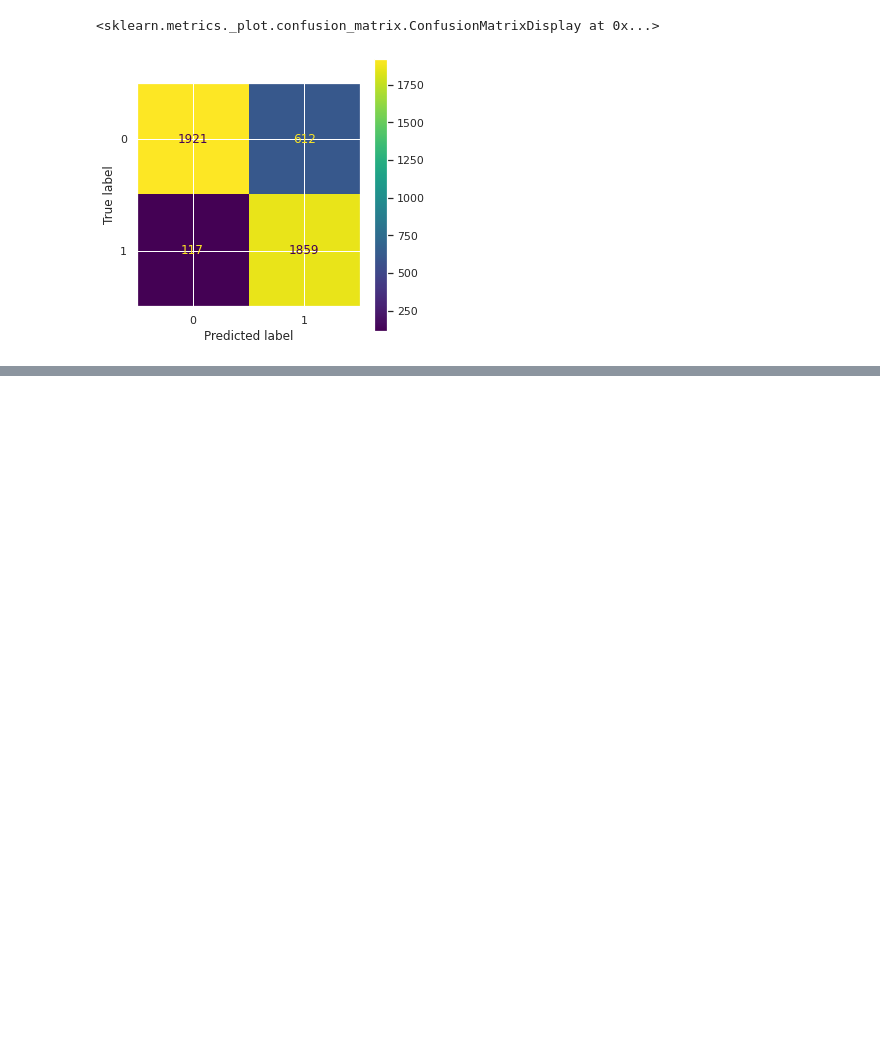
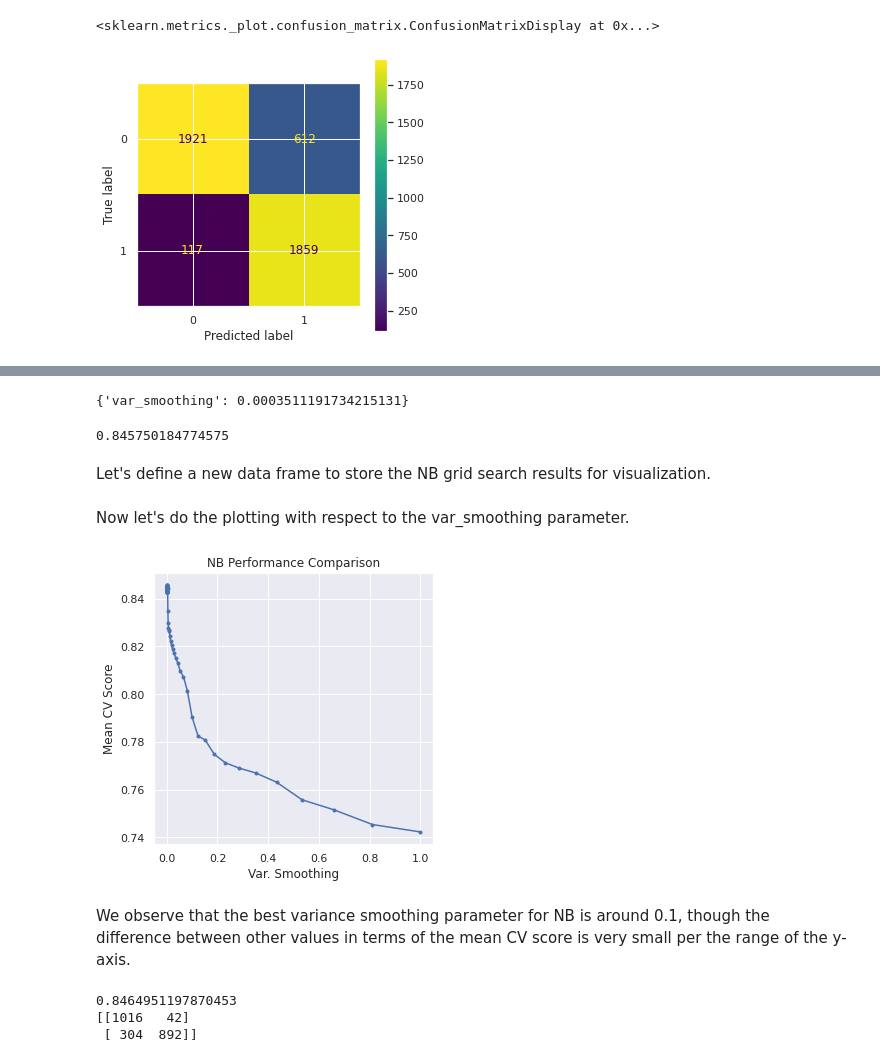
Before and after one commit to Abhineet94/Anamoly_detection, a Jupyter notebook: Anamoly_detection.ipynb, the cells around one changed output, grey strips where cells are left out. Cells and saved outputs as stored; diff of their text form; code cells hidden in the pictures; blank space fills up the shorter version.

```diff
--- a/Anamoly_detection.ipynb
+++ b/Anamoly_detection.ipynb
@@ -367,7 +427,7 @@ print(x_train1.shape,x_test1.shape,y_train1.shape,y_test1.shape)
 # %%
 # Complete the data separation.
 from sklearn.model_selection import train_test_split
-x_train2,x_test2,y_train2,y_test2=train_test_split(new_features,y,test_size=0.1,random_state=0)
+x_train2,x_test2,y_train2,y_test2=train_test_split(new_features,y,test_size=0.9,random_state=0)
 # %%
 print(x_train2.shape,x_test2.shape,y_train2.shape,y_test2.shape)
 # %% [output]
@@ -462,0 +558,2 @@ ConfusionMatrixDisplay.from_predictions(y_test1, y_test_pred)
+# %%
+gs_NB.fit(x_train2, y_train2)
@@ -462,0 +575,25 @@ ConfusionMatrixDisplay.from_predictions(y_test1, y_test_pred)
+# %%
+gs_NB.best_params_
+# %% [output]
+{'var_smoothing': 0.0003511191734215131}
+# %%
+gs_NB.best_score_
+# %% [output]
+0.845750184774575
+# %% [markdown]
+Let's define a new data frame to store the NB grid search results for visualization.
+# %%
+results_NB = pd.DataFrame(gs_NB.cv_results_['params'])
+results_NB['test_score'] = gs_NB.cv_results_['mean_test_score']
+# %% [markdown]
+Now let's do the plotting with respect to the var_smoothing parameter.
+# %%
+plt.plot(results_NB['var_smoothing'], results_NB['test_score'], marker = '.')
+plt.xlabel('Var. Smoothing')
+plt.ylabel("Mean CV Score")
+plt.title("NB Performance Comparison")
+plt.show()
+# %% [output]
+[figure, added]
+# %% [markdown]
+We observe that the best variance smoothing parameter for NB is around 0.1, though the difference between other values in terms of the mean CV score is very small per the range of the y-axis.
@@ -462,0 +603,9 @@ ConfusionMatrixDisplay.from_predictions(y_test1, y_test_pred)
+# %%
+from sklearn.metrics import roc_curve, auc, accuracy_score,confusion_matrix
+y_train_pred=GaussianNB_model2.predict(x_train2)
+print(accuracy_score(y_train_pred,y_train2))
+print(confusion_matrix(y_train_pred,y_train2))
+# %% [output]
+0.8464951197870453
+[[1016   42]
+ [ 304  892]]
```
Also changed, not shown: parts of 131 cells of this notebook.
